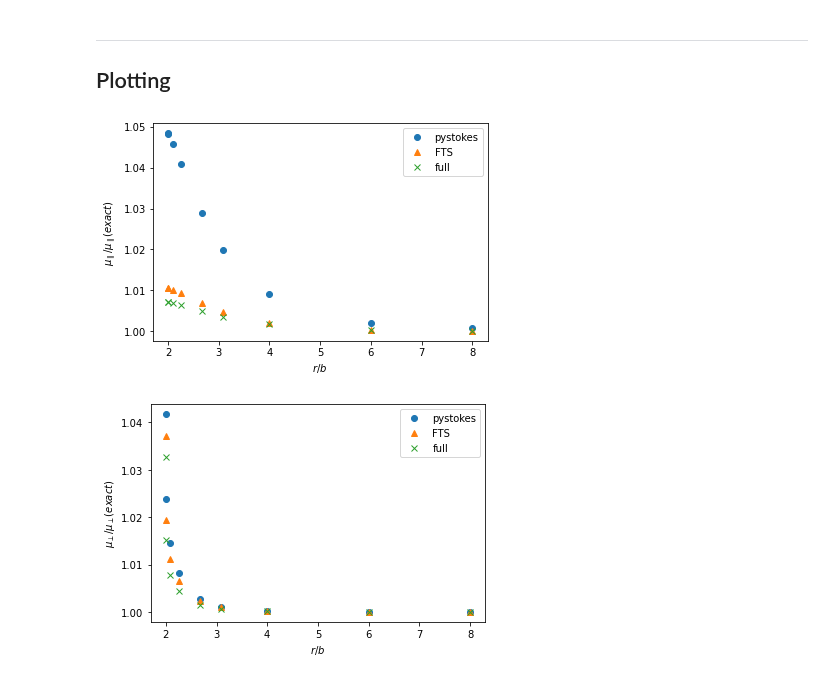
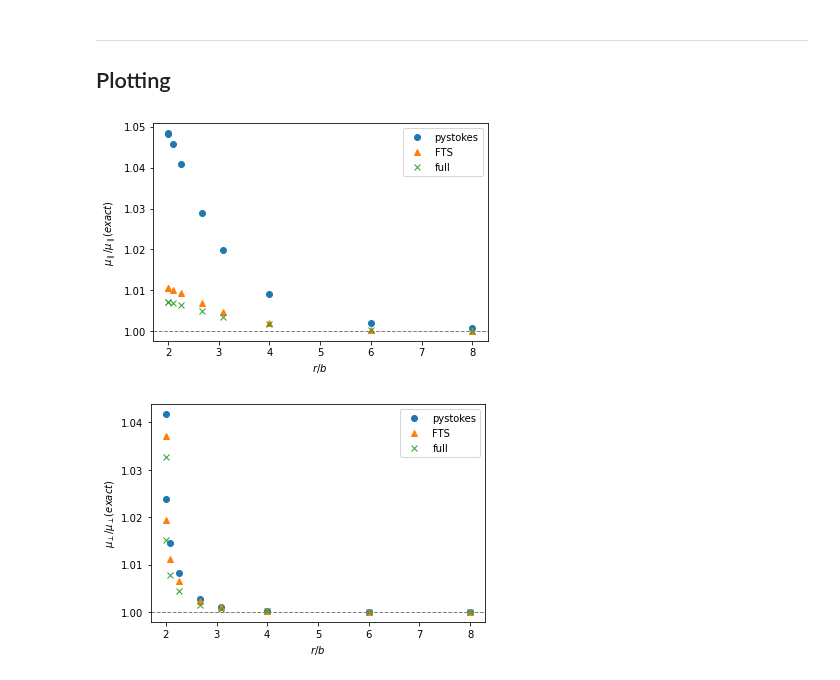
Before and after one commit to rajeshrinet/pystokes, a Jupyter notebook: examples/test-gt/compare-exact.ipynb, the cells around one changed output. Saved outputs shown, nothing was run; the diff lists cells and outputs as text; code cells hidden in the pictures.

```diff
--- a/examples/test-gt/compare-exact.ipynb
+++ b/examples/test-gt/compare-exact.ipynb
@@ -275,20 +277,22 @@ ________________
 # %%
 plt.plot(rb, pstk_muPara/muPara, label='pystokes', marker='o', linestyle="None")
 plt.plot(rb, lsFTS_muPara/muPara, label='FTS', marker='^', linestyle="None")
 plt.plot(rb, ls_muPara/muPara, label='full', marker='x', linestyle="None")
+plt.axhline(y=1., color='grey', linestyle='--', linewidth=1)
 plt.xlabel('$r/b$')
 plt.ylabel('$\mu_\parallel/\mu_\parallel(exact)$')
 plt.legend()
 plt.show()
 # %% [output]
-[figure, old version]
+[figure, new version]
 # %%
 plt.plot(rb, pstk_muPerp/muPerp, label='pystokes', marker='o', linestyle="None")
 plt.plot(rb, lsFTS_muPerp/muPerp, label='FTS', marker='^', linestyle="None")
 plt.plot(rb, ls_muPerp/muPerp, label='full', marker='x', linestyle="None")
+plt.axhline(y=1., color='grey', linestyle='--', linewidth=1)
 plt.xlabel('$r/b$')
 plt.ylabel('$\mu_\perp/\mu_\perp(exact)$')
 plt.legend()
 plt.show()
 # %% [output]
-[figure, old version]
+[figure, new version]
```
Also changed, not shown: parts of 1 cell of this notebook, 1 other file.
